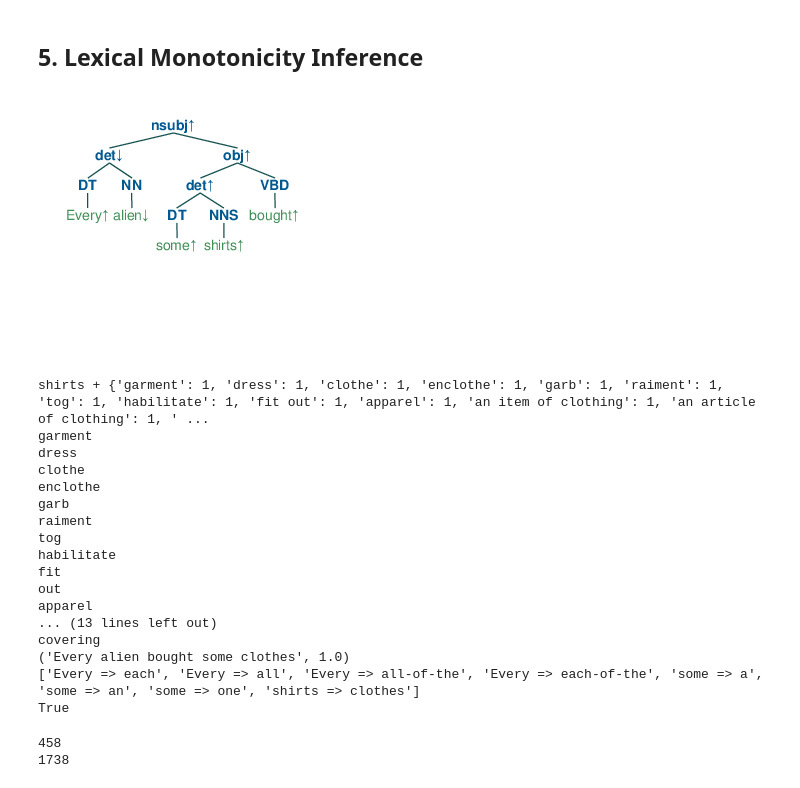
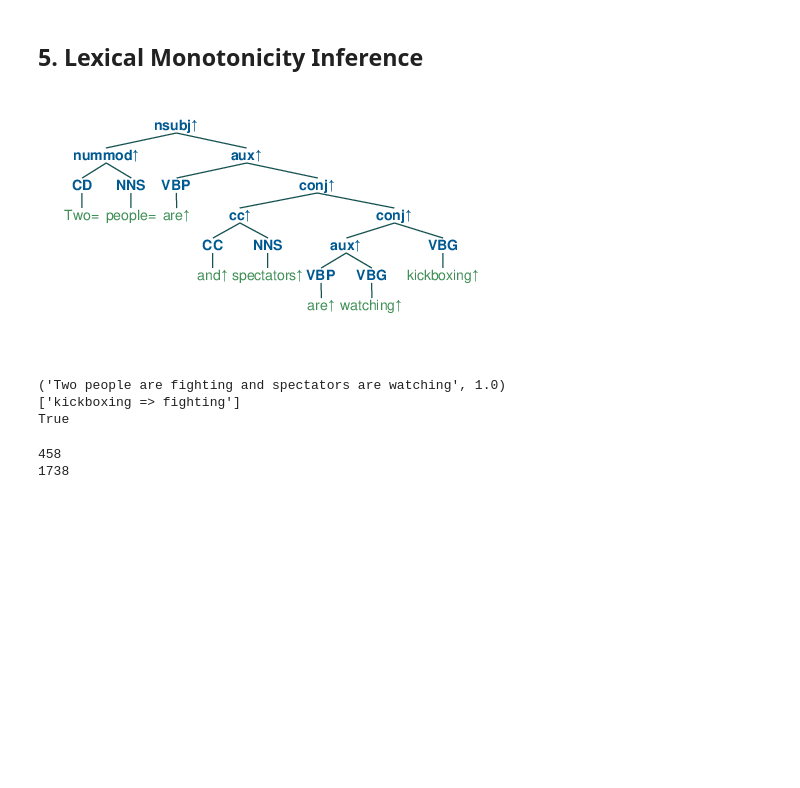
Before and after one commit to eric11eca/NeuralLog, a Jupyter notebook: src/UdepLog.ipynb, the cells around one changed output. Cells and saved outputs as stored; diff of their text form; code cells hidden in the pictures; blank space fills up the shorter version.

```diff
--- a/src/UdepLog.ipynb
+++ b/src/UdepLog.ipynb
@@ -75,6 +75,6 @@ from Udep2Mono.polarization import PolarizationPipeline
 # %%
 from sentence_transformers import SentenceTransformer, util
-sentenceTransformer = SentenceTransformer("roberta-base-nli-stsb-mean-tokens")
+sentenceTransformer = SentenceTransformer("roberta-large-nli-stsb-mean-tokens")
 sentenceTransformer.to('cuda')
 
 def inference_sts(seq1s, seq2s, dist=False):
@@ -456,8 +456,8 @@ class PhrasalGenerator:
             return
 
         similarity = inference_sts([sentence], [self.hypothesis])
-        #print(sentence, similarity)
-        if similarity > 0.8:
+        print(sentence, similarity)
+        if similarity > 0.6:
             self.tree_log.append((tree_copy, sentence, similarity))
         if similarity > 0.97:
             self.tree_log = []
@@ -554,8 +554,8 @@ def collect_modifiers(tree, sent_set, mod_type="NN"):
 import pprint
 pp = pprint.PrettyPrinter(indent=4)
 
-up = ["A family is watching a little boy who is hitting a baseball."]
-up_h = ["There is no beautiful flowers that open at night"]
+up = ["A group of scouts are hiking through the grass"]
+up_h = ["People are walking"]
 
 annotations = []
 phrasalGenerator = PhrasalGenerator()
@@ -803,61 +828,56 @@ class LexicalGenerator:
 # %%
 from tqdm import tqdm
 
-sentences = ["Every alien bought some shirts."]
-hypotheses = ["Every alien bought some clothes."]
+sentences = ["Two people are kickboxing and spectators are watching"]
+hypotheses = ["Two people are fighting and spectators are watching"]
 
 pipeline = PolarizationPipeline(verbose=0)
 lexicalGenerator = LexicalGenerator()
 phrasalGenerator = PhrasalGenerator()
 
 for premise, hypothesis in zip(sentences, hypotheses):
     premise = phrasalGenerator.preprocess(premise)
     hypothesis = phrasalGenerator.preprocess(hypothesis)
 
+    h_parsed, replaced = dependency_parse(hypothesis, parser="stanza")
+    #h_tree, _ = pipeline.run_binarization(h_parsed, hypothesis, {})
+    #pipeline.modify_replacement(h_tree, replaced)
+    key_tokens = set()
+    for word in h_parsed[2]:
+        pos = h_parsed[2][word][1]
+        if 'NN' in pos or 'JJ' in pos or 'VB' in pos:
+            key_tokens.add(h_parsed[2][word][0])
+
     #print("\n====================================")
     #print("\nInit Premise: " + premise)
     #print("\nHypothesis: " + hypothesis)
 
-    tokenized = tokenizer(hypothesis).sentences[0].words
-    tokens = {}
-    lemmatizer = WordNetLemmatizer()
-    for tok in tokenized:
-        tokens[lemmatizer.lemmatize(tok.text)] = tok.text
-    lexicalGenerator.hypothesis_tokens = tokens
+    #tokenized = tokenizer(hypothesis).sentences[0].words
+    #tokens = {}
+    #lemmatizer = WordNetLemmatizer()
+    #for tok in tokenized:
+    #    tokens[lemmatizer.lemmatize(tok.text)] = tok.text
+    lexicalGenerator.hypothesis_tokens = key_tokens
 
     annotation = pipeline.single_polarization(premise)
     polarized = pipeline.postprocess(annotation['polarized_tree'], {})
     btreeViz = Tree.fromstring(polarized.replace('[', '(').replace(']', ')'))
     jupyter_draw_nltk_tree(btreeViz)
 
     lexicalGenerator.hypothesis = hypothesis.replace(',', '')
     lexicalGenerator.deptree_generate(annotation['polarized_tree'])
 
     for gen_tree in lexicalGenerator.tree_log:
         print((gen_tree[1], gen_tree[2]))
     for anti_tree in lexicalGenerator.anti_tree_log:
         print((anti_tree[1], anti_tree[2]))
 
     print(lexicalGenerator.replacement_log)
     print(lexicalGenerator.stop_critarion)
 # %% [output]
-[figure, old version]
+[figure, new version]
-shirts + {'garment': 1, 'dress': 1, 'clothe': 1, 'enclothe': 1, 'garb': 1, 'raiment': 1, 'tog': 1, 'habilitate': 1, 'fit out': 1, 'apparel': 1, 'an item of clothing': 1, 'an article of clothing': 1, ' ...
-garment
-dress
-clothe
-enclothe
-garb
-raiment
-tog
-habilitate
-fit
-out
-apparel
-... (13 lines left out)
-covering
-('Every alien bought some clothes', 1.0)
-['Every => each', 'Every => all', 'Every => all-of-the', 'Every => each-of-the', 'some => a', 'some => an', 'some => one', 'shirts => clothes']
+('Two people are fighting and spectators are watching', 1.0)
+['kickboxing => fighting']
 True
 # %%
 MED_upward = []
```
Also changed, not shown: parts of 17 cells of this notebook, 5 other files.
